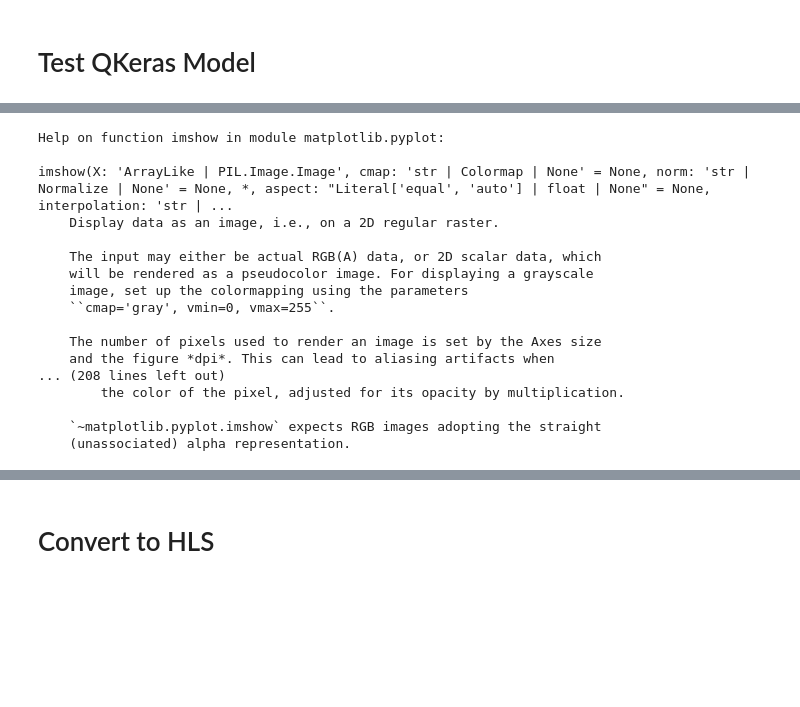
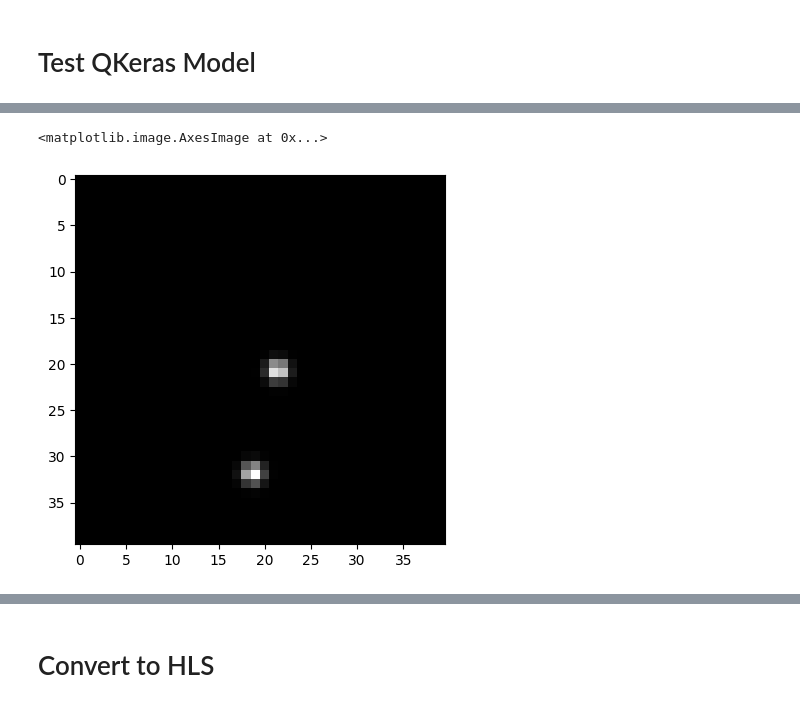
Before and after one commit to uw-acme/Rheed-Folo, a Jupyter notebook: Real_Flow.ipynb, the cells around one changed output, grey strips where cells are left out. Drawn from its saved outputs; the diff is of its cells as text; code cells hidden in the pictures; blank space fills up the shorter version.

```diff
--- a/Real_Flow.ipynb
+++ b/Real_Flow.ipynb
@@ -490,20 +493,5 @@ plt.imshow(test_img_arr[0].squeeze(), cmap="gray", norm="log")
 # %%
-help(plt.imshow)
+plt.imshow(test_label_arr[0].squeeze(), cmap="gray")
 # %% [output]
-Help on function imshow in module matplotlib.pyplot:
-
-imshow(X: 'ArrayLike | PIL.Image.Image', cmap: 'str | Colormap | None' = None, norm: 'str | Normalize | None' = None, *, aspect: "Literal['equal', 'auto'] | float | None" = None, interpolation: 'str | ...
-    Display data as an image, i.e., on a 2D regular raster.
-
-    The input may either be actual RGB(A) data, or 2D scalar data, which
-    will be rendered as a pseudocolor image. For displaying a grayscale
-    image, set up the colormapping using the parameters
-    ``cmap='gray', vmin=0, vmax=255``.
-
-    The number of pixels used to render an image is set by the Axes size
-    and the figure *dpi*. This can lead to aliasing artifacts when
-... (208 lines left out)
-        the color of the pixel, adjusted for its opacity by multiplication.
-
-    `~matplotlib.pyplot.imshow` expects RGB images adopting the straight
-    (unassociated) alpha representation.
+<matplotlib.image.AxesImage at 0x...>
+[figure, added]
```
Also changed, not shown: parts of 8 cells of this notebook, 5 other files.
